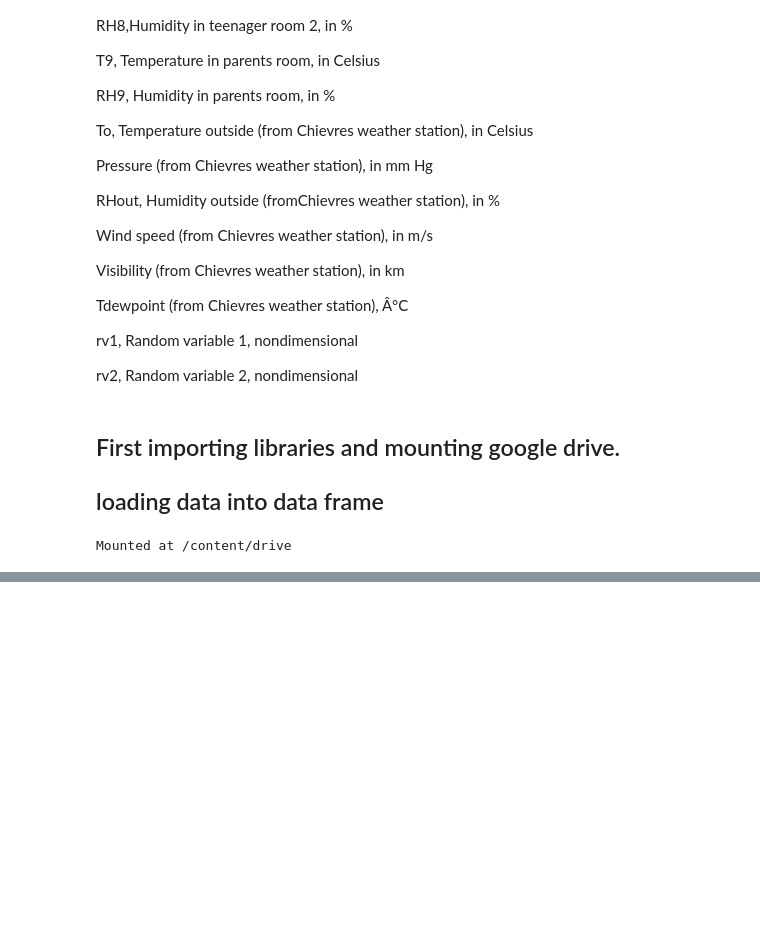
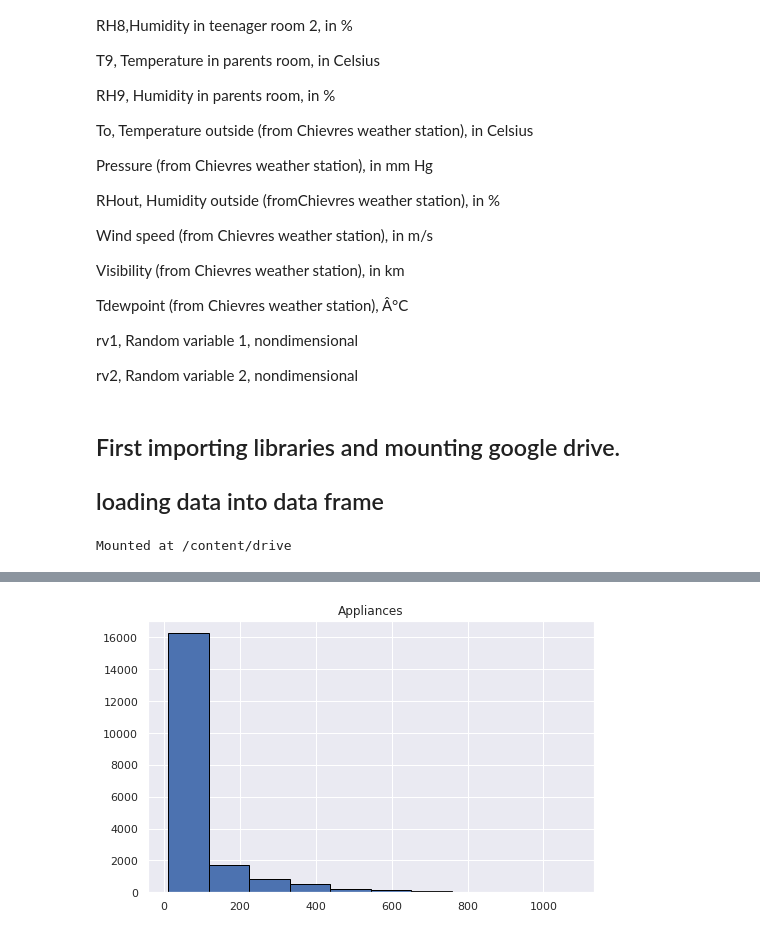
Before and after one commit to IfrazQazi/Appliances-Energy-Prediction-Capstone_Project, a Jupyter notebook: Appliances_Energy_Prediction_Capstone_Project.ipynb, the cells around one changed output, grey strips where cells are left out. Drawn from its saved outputs; the diff is of its cells as text; code cells hidden in the pictures; blank space fills up the shorter version.

```diff
--- a/Appliances_Energy_Prediction_Capstone_Project.ipynb
+++ b/Appliances_Energy_Prediction_Capstone_Project.ipynb
@@ -111,0 +221,4 @@ energyP_df.shape
+# %%
+energyP_df.hist(column='Appliances',edgecolor='black');
+# %% [output]
+[figure, added]
```
Also changed, not shown: parts of 33 cells of this notebook.
